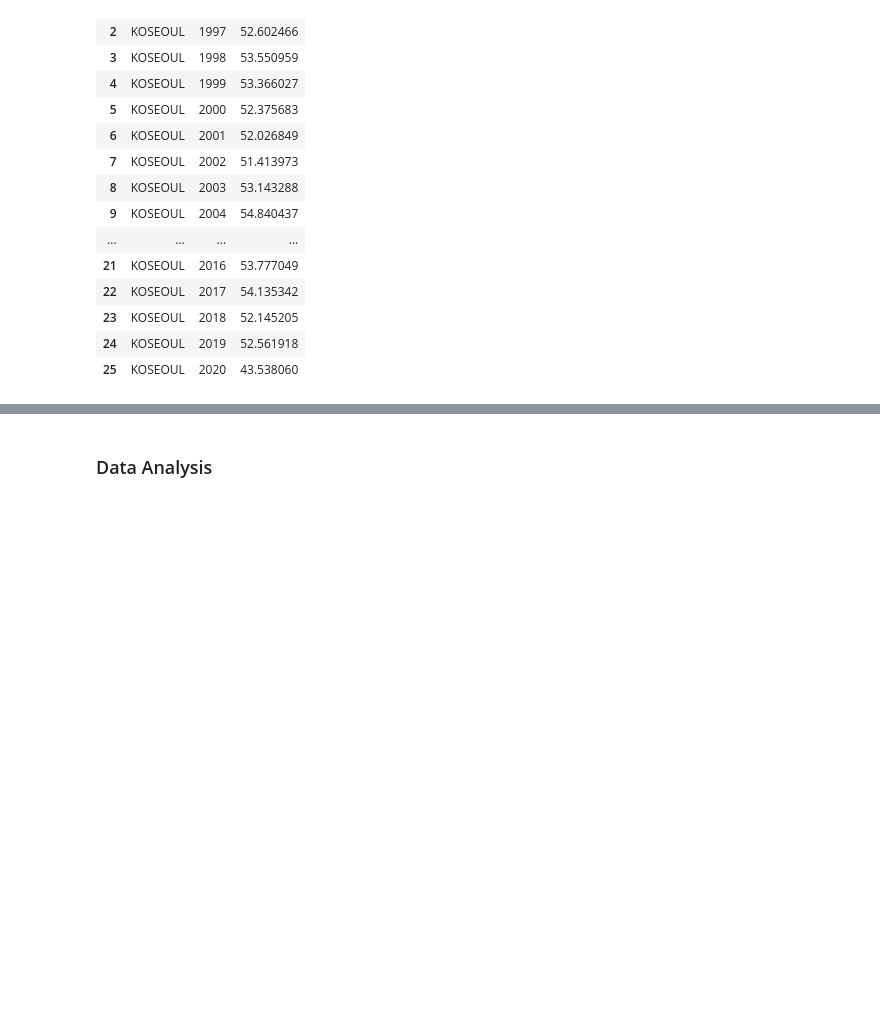
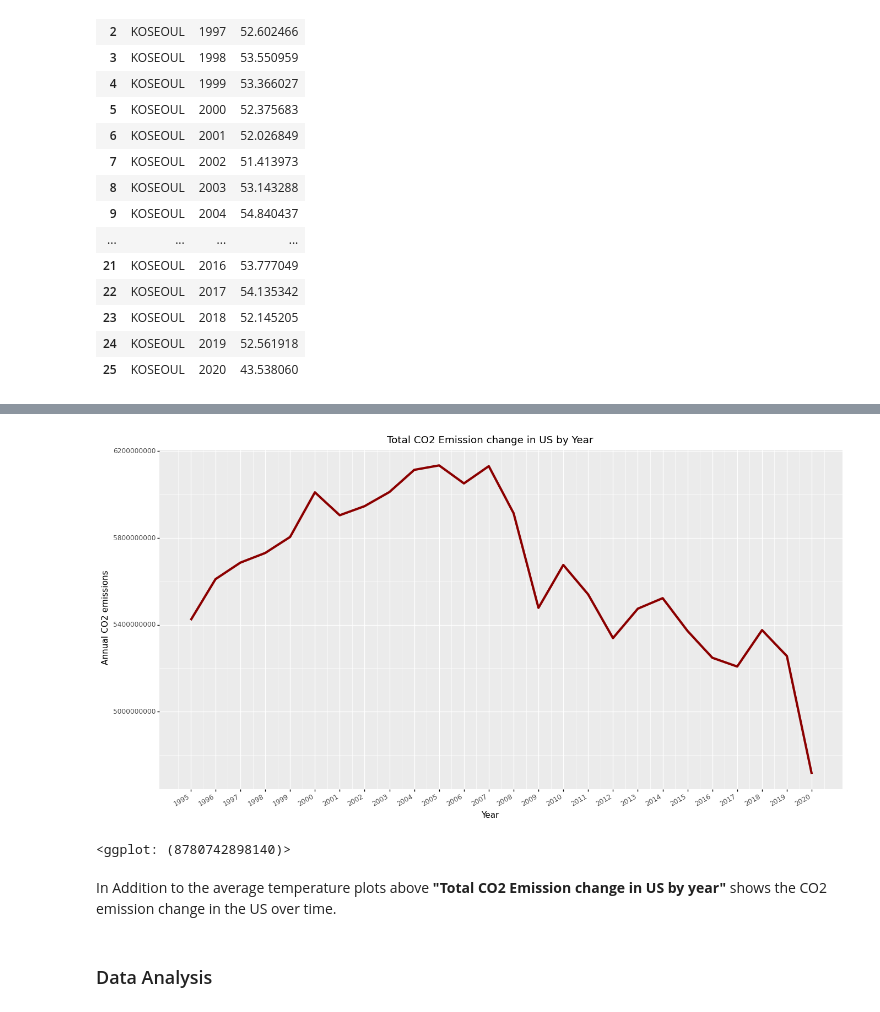
Before and after one commit to Wook22/UC-DAVIS, a Jupyter notebook: STA141B/STA141B.ipynb, the cells around one changed output, grey strips where cells are left out. Drawn from its saved outputs; the diff is of its cells as text; code cells hidden in the pictures; blank space fills up the shorter version.

```diff
--- a/STA141B/STA141B.ipynb
+++ b/STA141B/STA141B.ipynb
@@ -724,0 +743,7 @@ Compares to the US dataset...
+# %%
+year_range = []
+for i in range(1995,2021):
+    year_range.append(i)
+co2_us = co2_df.loc[(co2_df["Code"]=="USA") & (co2_df["Year"].isin(year_range))]
+
+co2_us
@@ -725,2 +768,20 @@ Compares to the US dataset...
+# %%
+ggE = p9.ggplot(co2_us)
+ggE += p9.aes(x="Year",
+            y="Annual CO2 emissions")
+ggE += p9.geom_line(alpha=1, size=1.7, color='darkred')
+ggE += scale_x_continuous(breaks=range(1995,2021,1))
+ggE += theme(figure_size=(16,8),
+          axis_text_x=(element_text(angle=30, hjust=1)))
+ggE += xlab("Year")
+ggE += ylab("Annual CO2 emissions")
+ggE += labs(title="Total CO2 Emission change in US by Year")
+
+ggE
+# %% [output]
+[figure, added]
+<ggplot: (8780742898140)>
+# %% [markdown]
+In Addition to the average temperature plots above **"Total CO2 Emission change in US by year"** shows the CO2 emission change in the US over time.
 # %% [markdown]
 ### Data Analysis
```
Also changed, not shown: parts of 12 cells of this notebook, 3 other files.
